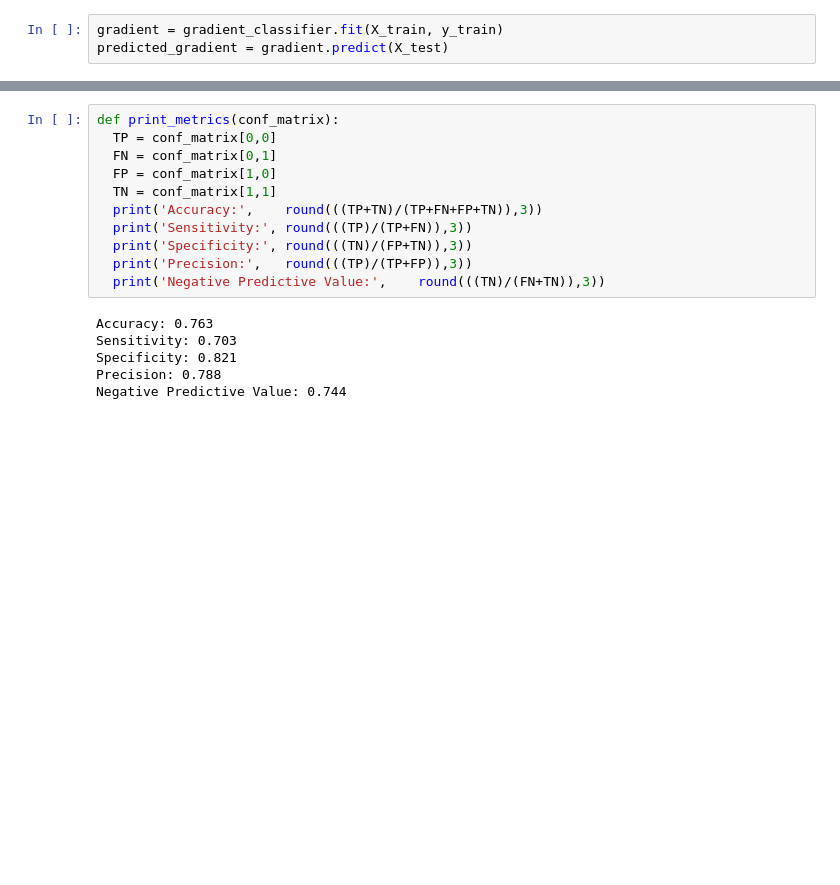
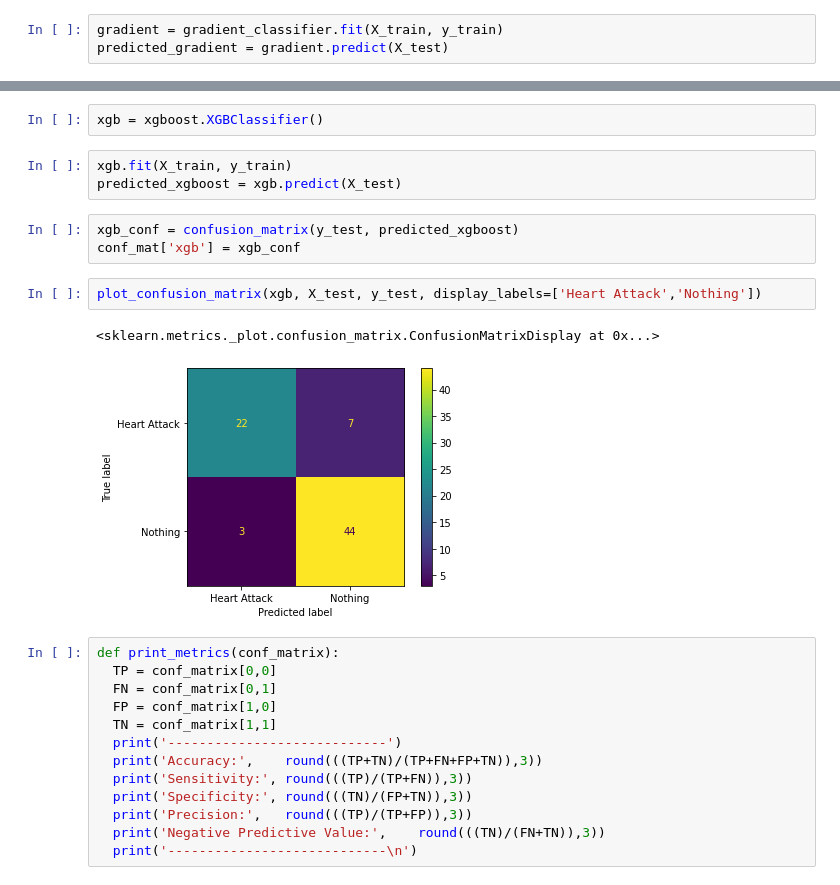
Before and after one commit to emrullahozkilinc/machine-learning, a Jupyter notebook: heart_prediction.ipynb, the cells around one changed output, grey strips where cells are left out. Cells and saved outputs as stored; diff of their text form; blank space fills up the shorter version.

Commit message:
XGBoost eklendi. Bazı düzenlemeler yapıldı.

```diff
--- a/heart_prediction.ipynb
+++ b/heart_prediction.ipynb
@@ -111,17 +115,26 @@ plot_confusion_matrix(gradient, X_test, y_test, display_labels=['Heart Attack','
+# %%
+xgb = xgboost.XGBClassifier()
+# %%
+xgb.fit(X_train, y_train)
+predicted_xgboost = xgb.predict(X_test)
+# %%
+xgb_conf = confusion_matrix(y_test, predicted_xgboost)
+conf_mat['xgb'] = xgb_conf
+# %%
+plot_confusion_matrix(xgb, X_test, y_test, display_labels=['Heart Attack','Nothing'])
+# %% [output]
+<sklearn.metrics._plot.confusion_matrix.ConfusionMatrixDisplay at 0x...>
+[figure, added]
 # %%
 def print_metrics(conf_matrix):
   TP = conf_matrix[0,0]
   FN = conf_matrix[0,1]
   FP = conf_matrix[1,0]
   TN = conf_matrix[1,1]
+  print('----------------------------')
   print('Accuracy:',    round(((TP+TN)/(TP+FN+FP+TN)),3))
   print('Sensitivity:', round(((TP)/(TP+FN)),3))
   print('Specificity:', round(((TN)/(FP+TN)),3))
   print('Precision:',   round(((TP)/(TP+FP)),3))
   print('Negative Predictive Value:',    round(((TN)/(FN+TN)),3))
+  print('----------------------------\n')
-# %% [output]
-Accuracy: 0.763
-Sensitivity: 0.703
-Specificity: 0.821
-Precision: 0.788
-Negative Predictive Value: 0.744
```
Also changed, not shown: parts of 8 cells of this notebook.
